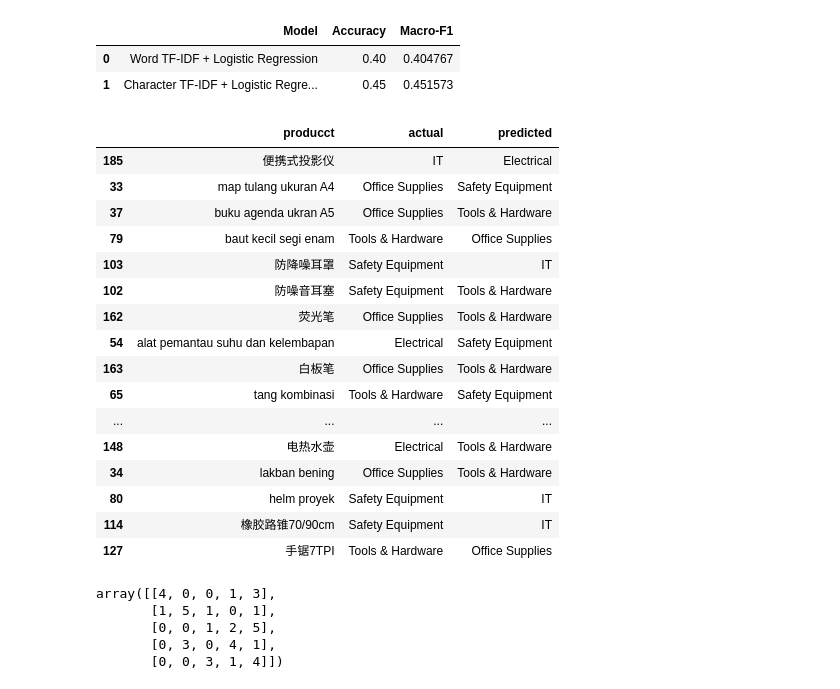
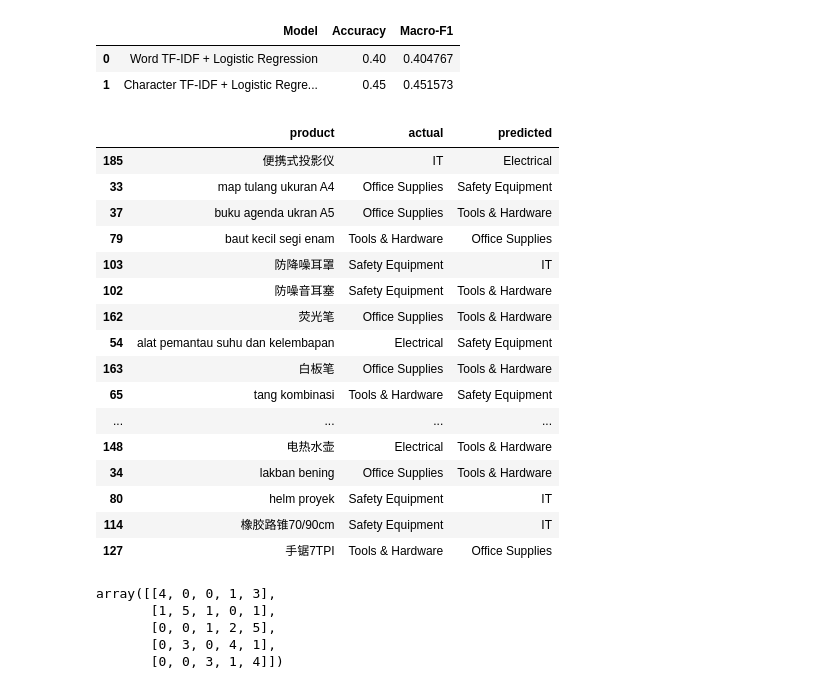
Before and after one commit to annisatzky-tech/chinese-indonesian-product-classification, a Jupyter notebook: notebooks/02_baseline_model.ipynb, the cells around one changed output. Cells and saved outputs as stored; diff of their text form; code cells hidden in the pictures.

```diff
--- a/notebooks/02_baseline_model.ipynb
+++ b/notebooks/02_baseline_model.ipynb
@@ -285,18 +285,18 @@ comparison
 | 1 | Character TF-IDF + Logistic Regre... | 0.45 | 0.451573 |
 # %%
 char_results = pd.DataFrame({
-    'producct': x_test,
+    'product': x_test,
     'actual': y_test,
     'predicted': y_pred_char
 })
 
 char_errors = char_results[
     char_results['actual'] != char_results['predicted']
 ]
 
 char_errors
 # %% [output]
-|  | producct | actual | predicted |
+|  | product | actual | predicted |
 | 185 | 便携式投影仪 | IT | Electrical |
 | 33 | map tulang ukuran A4 | Office Supplies | Safety Equipment |
 | 37 | buku agenda ukran A5 | Office Supplies | Tools & Hardware |
```
Also changed, not shown: parts of 6 cells of this notebook.
